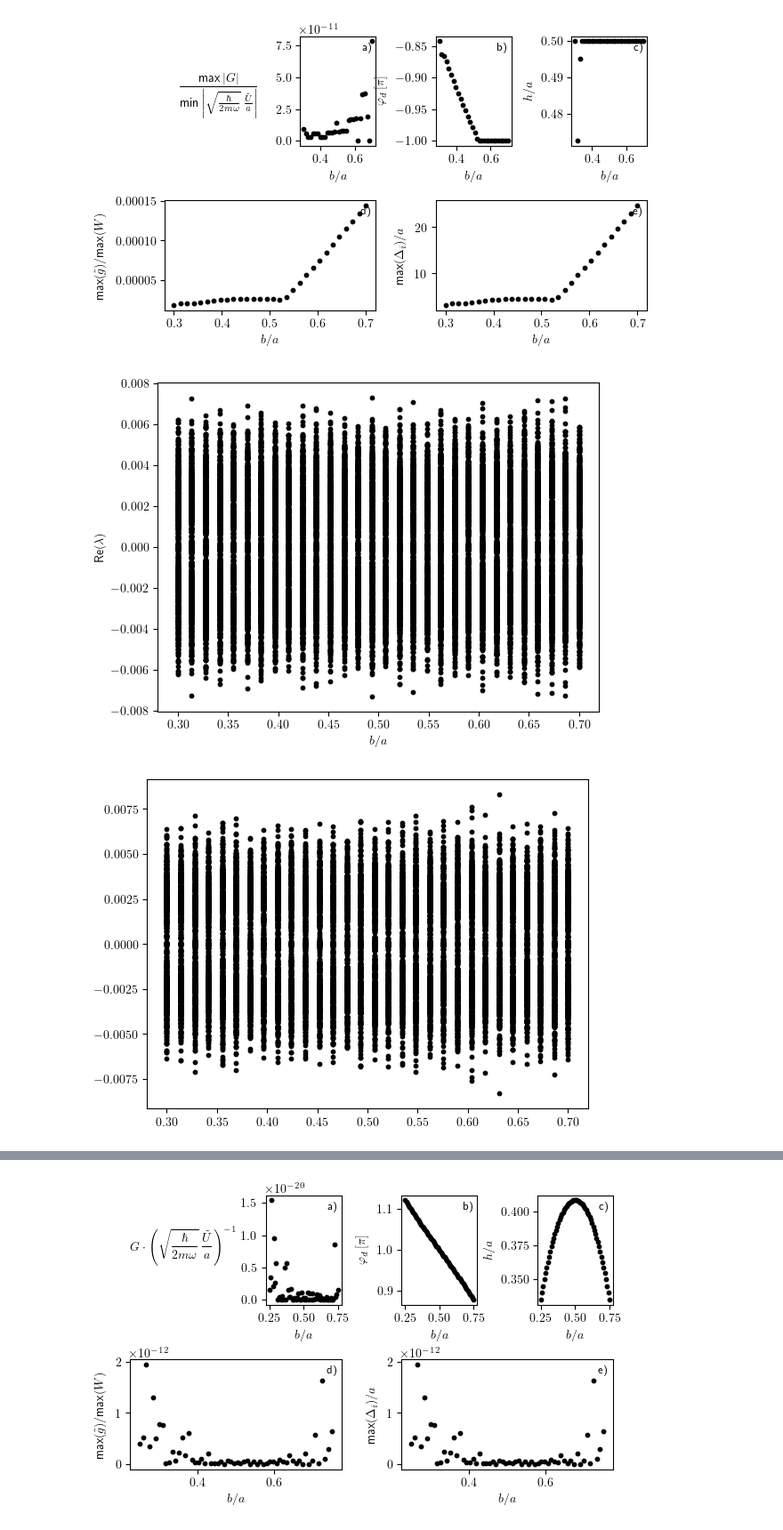
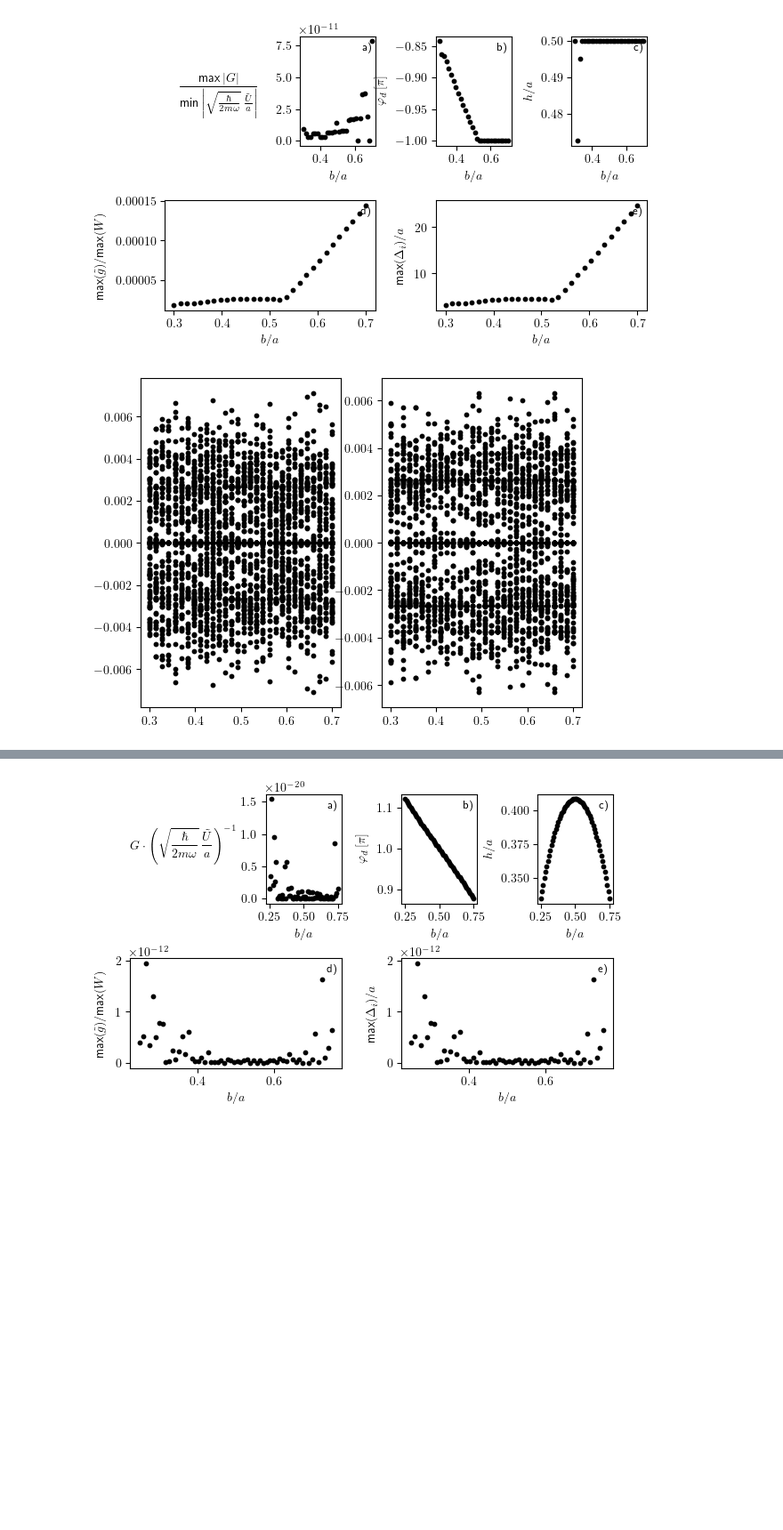
Before and after one commit to ChriGomm/master, a Jupyter notebook: numerics/interactions.ipynb, the cells around one changed output, grey strips where cells are left out. Shown at 89% size. Saved outputs shown, nothing was run; the diff lists cells and outputs as text; code cells hidden in the pictures; blank space fills up the shorter version.

```diff
--- a/numerics/interactions.ipynb
+++ b/numerics/interactions.ipynb
@@ -1496,10 +1496,10 @@ plt.show()
 # %% [output]
 [figure]
 # %%
-fig, ax = plt.subplots(1,1)
-fig2, ax2 = plt.subplots(1,1)
+# fig, ax = plt.subplots(1,1)
+# fig2, ax2 = plt.subplots(1,1)
 pad = 7
-chain_length = 800
+chain_length = 100
 # b = np.linspace(0.25,0.75,N)
 b = np.linspace(0.3,0.7,N)
 eigenvals = np.zeros((N,chain_length//2,4),dtype=np.complex128)
@@ -1509,12 +1509,31 @@ for i in range(N):
         dmat = BdG_Ham_k(k,b[i],hs[i],(m*w**2*r**2/V)[-1]/10**8,a,chain_length,lambda x, y: dip_derivative_full_vec(x, y),np.array([np.cos(phis[i]),np.sin(phis[i])]))
         # dmat = hopping_Ham_k(k,b[i],hs[i],(m*w**2*r**2/V)[-1]/10**8,a,chain_length,lambda x, y: dip_derivative_full_vec(x, y),np.array([np.cos(phis[i]),np.sin(phis[i])]))
         eig = np.linalg.eigvals(dmat)
-        eigenvals[i,j] = eig
-        ax.scatter(b[i]*np.ones(len(eig)),np.real(eig),color='0',s=10)
-        ax2.scatter(b[i]*np.ones(len(eig)),np.imag(eig),color='0',s=10)
-ax.set_xlabel(r"$b/a$")
-ax.set_ylabel(r"$\text{Re}(\lambda)$")
-plt.show()
+        eigenvals[i,n] = eig
+        # ax.scatter(b[i]*np.ones(len(eig)),np.real(eig),color='0',s=10)
+        # ax2.scatter(b[i]*np.ones(len(eig)),np.imag(eig),color='0',s=10)
+# ax.set_xlabel(r"$b/a$")
+# ax.set_ylabel(r"$\text{Re}(\lambda)$")
+# plt.show()
-# %% [output]
-[figure, removed]
-[figure, removed]
+# %%
+fig, ax = plt.subplots(1,2)
+# fig2, ax2 = plt.subplots(1,1)
+pad = 7
+chain_length = 80
+# b = np.linspace(0.25,0.75,N)
+b = np.linspace(0.3,0.7,N)
+# eigenvals = np.zeros((N,chain_length//2,4),dtype=np.complex128)
+for i in range(N):
+    for n in range(chain_length//2):
+        # k = 2*np.pi*n/((chain_length//2)*a)
+        # dmat = BdG_Ham_k(k,b[i],hs[i],(m*w**2*r**2/V)[-1]/10**8,a,chain_length,lambda x, y: dip_derivative_full_vec(x, y),np.array([np.cos(phis[i]),np.sin(phis[i])]))
+        # # dmat = hopping_Ham_k(k,b[i],hs[i],(m*w**2*r**2/V)[-1]/10**8,a,chain_length,lambda x, y: dip_derivative_full_vec(x, y),np.array([np.cos(phis[i]),np.sin(phis[i])]))
+
+        eig = eigenvals[i,n]
+        ax[0].scatter(b[i]*np.ones(len(eig)),np.real(eig),color='0',s=10)
+        ax[1].scatter(b[i]*np.ones(len(eig)),np.imag(eig),color='0',s=10)
+# ax.set_xlabel(r"$b/a$")
+# ax.set_ylabel(r"$\text{Re}(\lambda)$")
+plt.show()
+# %% [output]
+[figure, added]
```
Also changed, not shown: parts of 3 cells of this notebook, 12 other files.
